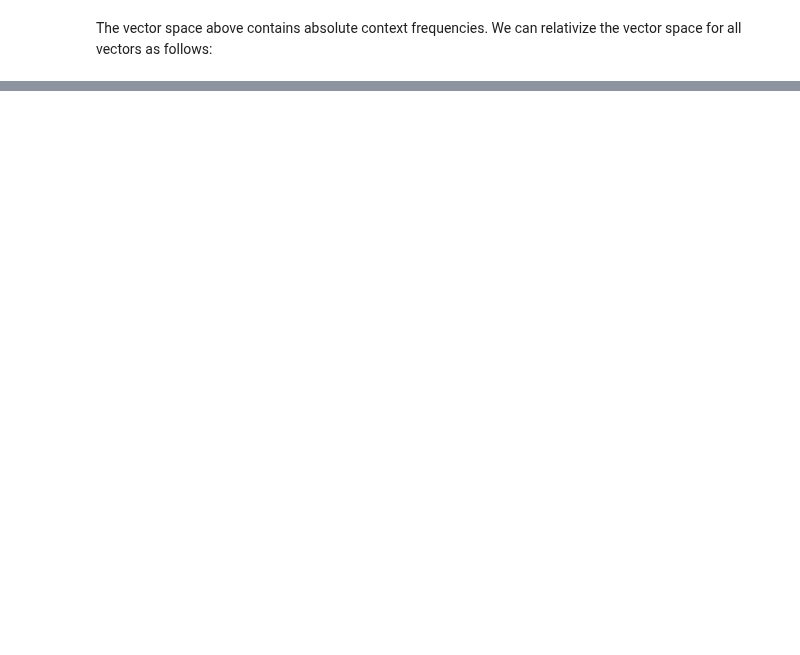
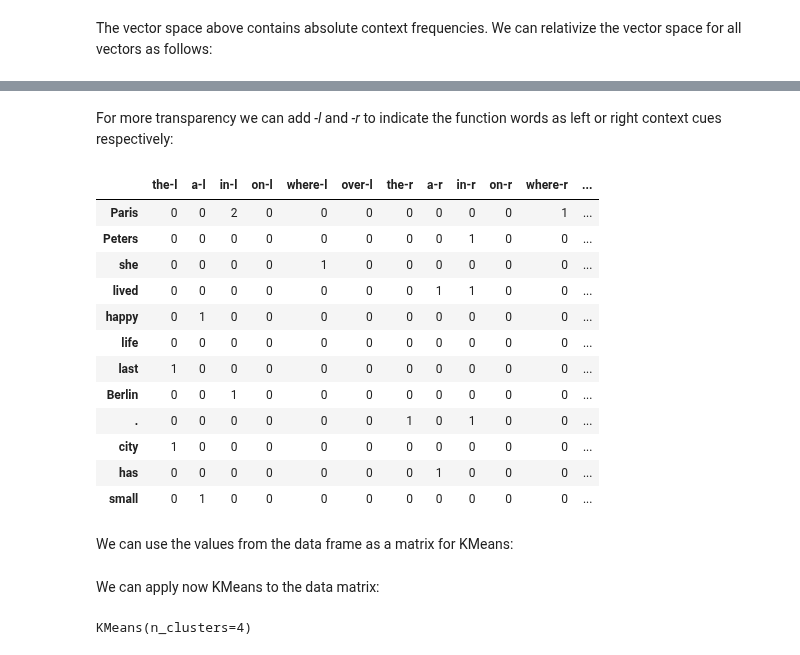
Before and after one commit to dcavar/python-tutorial-notebooks, a Jupyter notebook: notebooks/Lexical Clustering.ipynb, the cells around one changed output, grey strips where cells are left out. Cells and saved outputs as stored; diff of their text form; code cells hidden in the pictures; blank space fills up the shorter version.

Commit message:
updated Lexical Clustering

```diff
--- a/notebooks/Lexical Clustering.ipynb
+++ b/notebooks/Lexical Clustering.ipynb
@@ -219,0 +268,21 @@ relVecSpace
+# %% [markdown]
+For more transparency we can add *-l* and *-r* to indicate the function words as left or right context cues respectively:
+# %%
+df.columns = [ x+"-l" for x in testFeatures ] + [ x+"-r" for x in testFeatures ]
+df
+# %% [output]
+|  | the-l | a-l | in-l | on-l | where-l | over-l | the-r | a-r | in-r | on-r | where-r | ... |
+| Paris | 0 | 0 | 2 | 0 | 0 | 0 | 0 | 0 | 0 | 0 | 1 | ... |
+| Peters | 0 | 0 | 0 | 0 | 0 | 0 | 0 | 0 | 1 | 0 | 0 | ... |
+| she | 0 | 0 | 0 | 0 | 1 | 0 | 0 | 0 | 0 | 0 | 0 | ... |
+| lived | 0 | 0 | 0 | 0 | 0 | 0 | 0 | 1 | 1 | 0 | 0 | ... |
+| happy | 0 | 1 | 0 | 0 | 0 | 0 | 0 | 0 | 0 | 0 | 0 | ... |
+| life | 0 | 0 | 0 | 0 | 0 | 0 | 0 | 0 | 0 | 0 | 0 | ... |
+| last | 1 | 0 | 0 | 0 | 0 | 0 | 0 | 0 | 0 | 0 | 0 | ... |
+| Berlin | 0 | 0 | 1 | 0 | 0 | 0 | 0 | 0 | 0 | 0 | 0 | ... |
+| . | 0 | 0 | 0 | 0 | 0 | 0 | 1 | 0 | 1 | 0 | 0 | ... |
+| city | 1 | 0 | 0 | 0 | 0 | 0 | 0 | 0 | 0 | 0 | 0 | ... |
+| has | 0 | 0 | 0 | 0 | 0 | 0 | 0 | 1 | 0 | 0 | 0 | ... |
+| small | 0 | 1 | 0 | 0 | 0 | 0 | 0 | 0 | 0 | 0 | 0 | ... |
+# %% [markdown]
+We can use the values from the data frame as a matrix for KMeans:
@@ -219,0 +291,7 @@ relVecSpace
+# %% [markdown]
+We can apply now KMeans to the data matrix:
+# %%
+km = KMeans(n_clusters=4)
+km.fit(m)
+# %% [output]
+KMeans(n_clusters=4)
```
Also changed, not shown: parts of 26 cells of this notebook, 1 other file.
